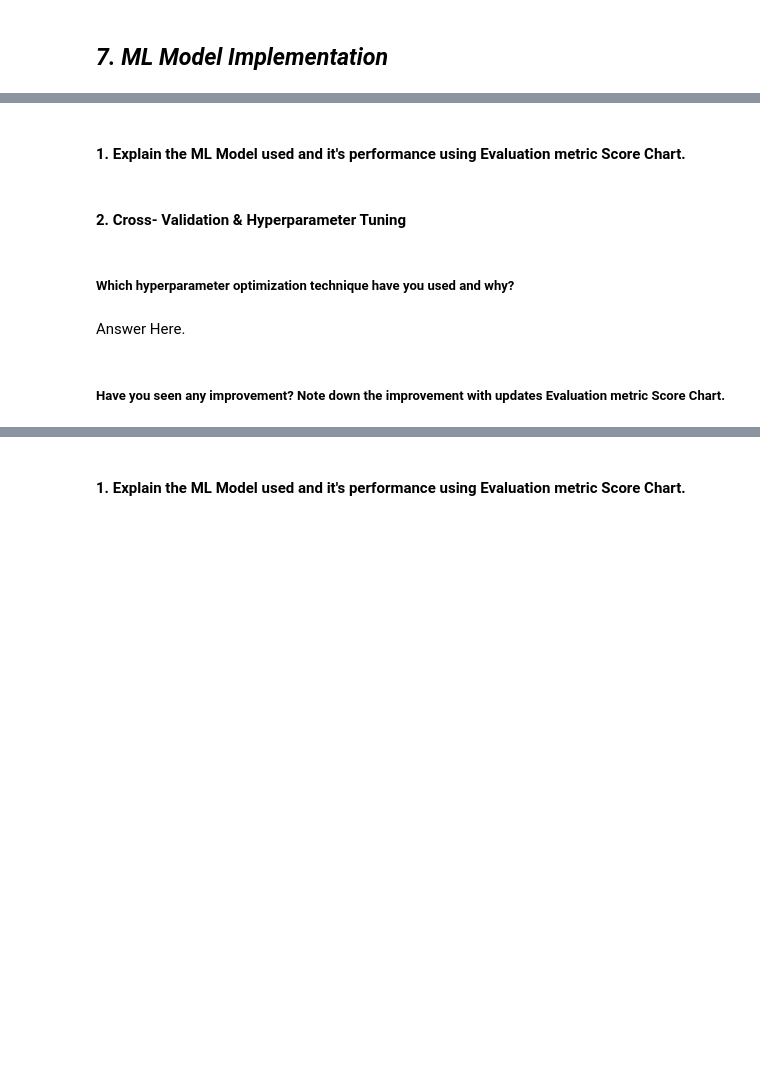
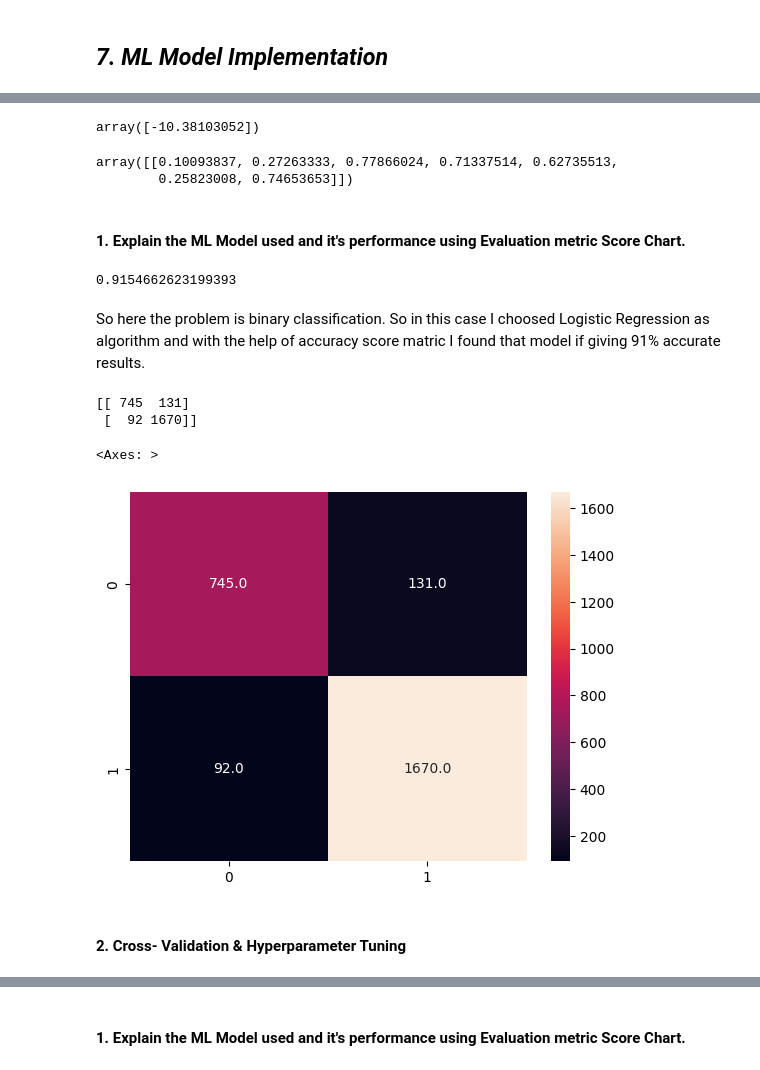
Before and after one commit to hitesh-lalwanii/Airline-Passenger-Referral-Prediction-, a Jupyter notebook: copy_of_sample_ml_submission_template.ipynb, the cells around one changed output, grey strips where cells are left out. Cells and saved outputs as stored; diff of their text form; code cells hidden in the pictures; blank space fills up the shorter version.

```diff
--- a/copy_of_sample_ml_submission_template.ipynb
+++ b/copy_of_sample_ml_submission_template.ipynb
@@ -731,0 +721,3 @@ Answer Here.
+# %%
+data.drop(["aircraft"],axis=1,inplace=True)
+data
@@ -739,0 +780,3 @@ Answer Here.
+# %%
+data.drop(["overall","value_for_money"],axis=1,inplace=True)
+data
@@ -767,0 +799,10 @@ Answer Here.
+# %%
+# Split your data to train and test. Choose Splitting ratio wisely.
+x=data[["traveller_type","cabin","seat_comfort","cabin_service","food_bev","entertainment","ground_service"]]
+y=data["recommended"]
+from sklearn.model_selection import train_test_split
+x_train,x_test,y_train,y_test=train_test_split(x,y,test_size=0.2,random_state=42)
+print(x_train.shape)
+print(x_test.shape)
+print(y_train.shape)
+print(y_test.shape)
@@ -788,12 +822,41 @@ Answer Here.
 # %%
 # ML Model - 1 Implementation
+from sklearn.linear_model import LogisticRegression
+model=LogisticRegression()
 
 # Fit the Algorithm
+model.fit(x_train,y_train)
 
 # Predict on the model
+y_pred=model.predict(x_test)
+# %%
+model.intercept_
+# %% [output]
+array([-10.38103052])
+# %%
+model.coef_
+# %% [output]
+array([[0.10093837, 0.27263333, 0.77866024, 0.71337514, 0.62735513,
+        0.25823008, 0.74653653]])
 # %% [markdown]
 #### 1. Explain the ML Model used and it's performance using Evaluation metric Score Chart.
 # %%
 # Visualizing evaluation Metric Score chart
+from sklearn.metrics import accuracy_score,confusion_matrix,classification_report
+acc=accuracy_score(y_test,y_pred)
+print(acc)
+# %% [output]
+0.9154662623199393
+# %% [markdown]
+So here the problem is binary classification. So in this case I choosed Logistic Regression as algorithm and with the help of accuracy score matric I found that model if giving 91% accurate results.
+# %%
+con=confusion_matrix(y_test,y_pred)
+print(con)
+sns.heatmap(con, annot=True, fmt = ".1f")
+# %% [output]
+[[ 745  131]
+ [  92 1670]]
+<Axes: >
+[figure, added]
 # %% [markdown]
 #### 2. Cross- Validation & Hyperparameter Tuning
@@ -806,6 +862,0 @@ Answer Here.
-# %% [markdown]
-##### Which hyperparameter optimization technique have you used and why?
-# %% [markdown]
-Answer Here.
-# %% [markdown]
-##### Have you seen any improvement? Note down the improvement with updates Evaluation metric Score Chart.
```
Also changed, not shown: parts of 147 cells of this notebook.
